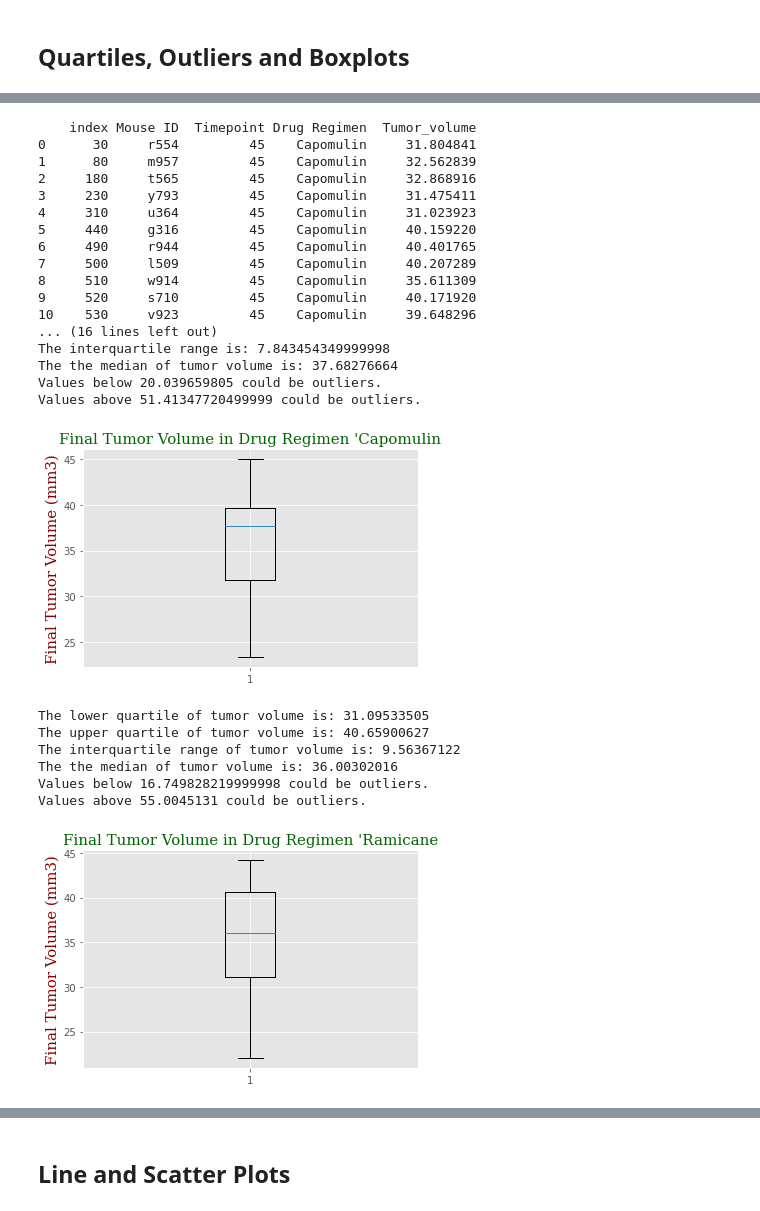
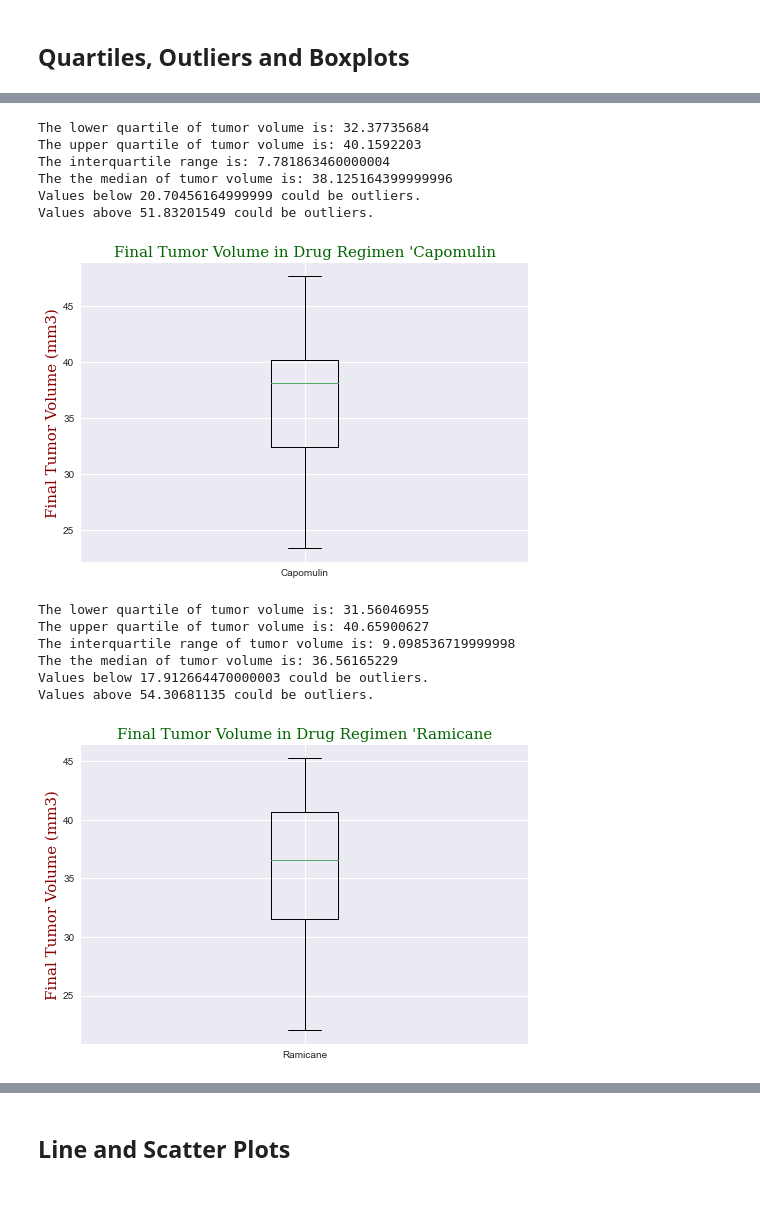
Before and after one commit to SoniMohandas/The_Power_of_Plots, a Jupyter notebook: Pharmaceuticals/pymaceuticals_starter.ipynb, the cells around one changed output, grey strips where cells are left out. Cells and saved outputs as stored; diff of their text form; code cells hidden in the pictures.

```diff
--- a/Pharmaceuticals/pymaceuticals_starter.ipynb
+++ b/Pharmaceuticals/pymaceuticals_starter.ipynb
@@ -324,0 +328,13 @@ treatment_regimen=treatment_regimen_with_dupli.drop_duplicates(['Mouse ID'], inp
+# %%
+# Start by getting the last (greatest) timepoint for each mouse descending order
+treatment_regimen1 = mousedata_study[mousedata_study["Drug Regimen"].isin(["Capomulin",
+                                                                           "Ramicane", "Infubinol", "Ceftamin"])]
+treatment_regimen1
+
+# Start by getting the last tumor volume for each mouse by ascending order
+treatment_regimen2 = treatment_regimen1[['Mouse ID','Timepoint', 'Tumor_volume', 'Drug Regimen']
+                                       ].sort_values(by='Timepoint', ascending=True)
+treatment_regimen2
+treatment_regimen=treatment_regimen2.groupby(['Drug Regimen', 'Mouse ID']).last()[['Timepoint',
+                                                                                   'Tumor_volume']].reset_index()
+treatment_regimen
@@ -325,55 +355,45 @@ treatment_regimen=treatment_regimen_with_dupli.drop_duplicates(['Mouse ID'], inp
 # %%
 # Determine outliers using upper and lower bounds
 # Extracting dataframe with drug regimen 'Capomulin'
-capomulin_regimen = treatment_regimen.loc[treatment_regimen['Drug Regimen']=='Capomulin'].reset_index()
-print(capomulin_regimen)
+capomulin_regimen = treatment_regimen.loc[treatment_regimen['Drug Regimen']=='Capomulin']
+# print(capomulin_regimen)
 
 # Sorting Tumor Volume and resetting index
 capomulin_treatment=capomulin_regimen.Tumor_volume.sort_values()
 # print(capomulin_treatment)
 
 quartiles = capomulin_treatment.quantile([0.25,0.5,0.75])
 lowerq = quartiles[0.25]
 upperq = quartiles[0.75]
 iqr = upperq-lowerq
 
 print(f"The lower quartile of tumor volume is: {lowerq}")
 print(f"The upper quartile of tumor volume is: {upperq}")
 print(f"The interquartile range is: {iqr}")
 print(f"The the median of tumor volume is: {quartiles[0.5]} ")
 
 lower_bound = lowerq - (1.5*iqr)
 upper_bound = upperq + (1.5*iqr)
 print(f"Values below {lower_bound} could be outliers.")
 print(f"Values above {upper_bound} could be outliers.")
 
 # Generate a box plot of the final tumor volume of each mouse across four regimens of interest
 fig1, ax1 = plt.subplots()
 font1 = {'family':'serif','color':'darkgreen','size':15}
 font2 = {'family':'serif','color':'darkred','size':15}
 ax1.set_title("Final Tumor Volume in Drug Regimen 'Capomulin", fontdict=font1)
 ax1.set_ylabel("Final Tumor Volume (mm3)", fontdict=font2)
 ax1.boxplot(capomulin_treatment)
+plt.xticks([1], ['Capomulin'])
 plt.show()
 # %% [output]
-    index Mouse ID  Timepoint Drug Regimen  Tumor_volume
-0      30     r554         45    Capomulin     31.804841
-1      80     m957         45    Capomulin     32.562839
-2     180     t565         45    Capomulin     32.868916
-3     230     y793         45    Capomulin     31.475411
-4     310     u364         45    Capomulin     31.023923
-5     440     g316         45    Capomulin     40.159220
-6     490     r944         45    Capomulin     40.401765
-7     500     l509         45    Capomulin     40.207289
-8     510     w914         45    Capomulin     35.611309
-9     520     s710         45    Capomulin     40.171920
-10    530     v923         45    Capomulin     39.648296
-... (16 lines left out)
-The interquartile range is: 7.843454349999998
-The the median of tumor volume is: 37.68276664
-Values below 20.039659805 could be outliers.
-Values above 51.41347720499999 could be outliers.
+The lower quartile of tumor volume is: 32.37735684
+The upper quartile of tumor volume is: 40.1592203
+The interquartile range is: 7.781863460000004
+The the median of tumor volume is: 38.125164399999996
+Values below 20.70456164999999 could be outliers.
+Values above 51.83201549 could be outliers.
-[figure, old version]
+[figure, new version]
 # %%
 # Extracting dataframe with drug regimen 'Ramicane'
 ramicane_regimen = treatment_regimen.loc[treatment_regimen['Drug Regimen']=='Ramicane'].reset_index()
@@ -403,15 +423,16 @@ fig1, ax1 = plt.subplots()
 ax1.set_title("Final Tumor Volume in Drug Regimen 'Ramicane", fontdict=font1)
 ax1.set_ylabel("Final Tumor Volume (mm3)", fontdict=font2)
 ax1.boxplot(ramicane_treatment)
+plt.xticks([1], ['Ramicane'])
 plt.show()
 # %% [output]
-The lower quartile of tumor volume is: 31.09533505
+The lower quartile of tumor volume is: 31.56046955
 The upper quartile of tumor volume is: 40.65900627
-The interquartile range of tumor volume is: 9.56367122
-The the median of tumor volume is: 36.00302016
-Values below 16.749828219999998 could be outliers.
-Values above 55.0045131 could be outliers.
+The interquartile range of tumor volume is: 9.098536719999998
+The the median of tumor volume is: 36.56165229
+Values below 17.912664470000003 could be outliers.
+Values above 54.30681135 could be outliers.
-[figure, old version]
+[figure, new version]
 # %%
 # Extracting dataframe with drug regimen 'Infubinol'
 infubinol_regimen = treatment_regimen.loc[treatment_regimen['Drug Regimen']=='Infubinol'].reset_index()
```
Also changed, not shown: parts of 13 cells of this notebook.
